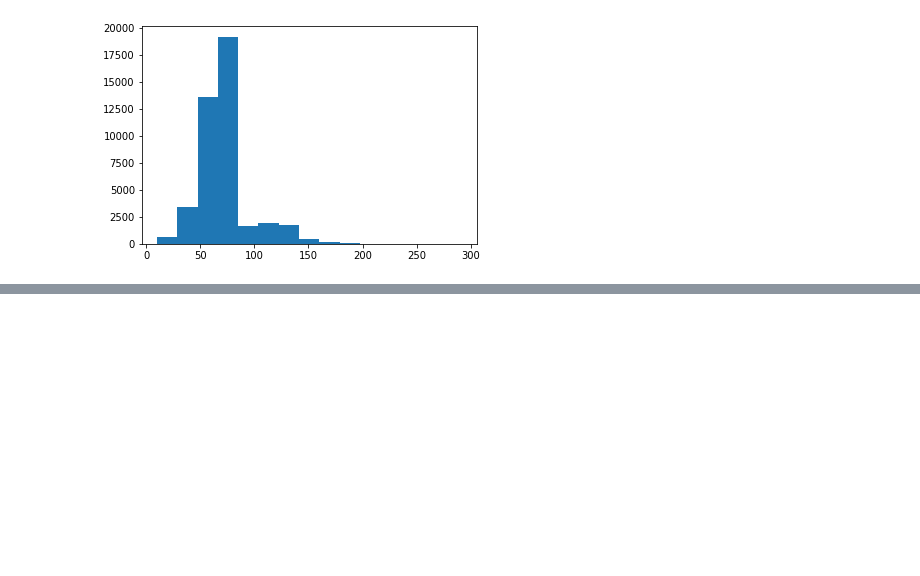
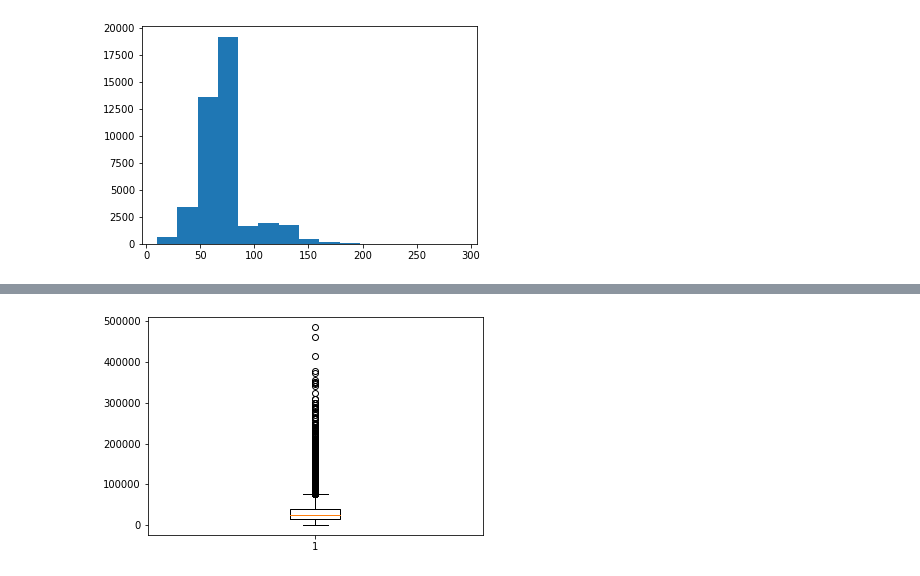
Before and after one commit to JakeOh/202011_itw_bd21, a Jupyter notebook: lab_da/da17_apt201910.ipynb, the cells around one changed output, grey strips where cells are left out. Saved outputs shown, nothing was run; the diff lists cells and outputs as text; code cells hidden in the pictures; blank space fills up the shorter version.

```diff
--- a/lab_da/da17_apt201910.ipynb
+++ b/lab_da/da17_apt201910.ipynb
@@ -94,0 +101,5 @@ plt.show()
+# %%
+plt.boxplot(x=apt['가격'])
+plt.show()
+# %% [output]
+[figure, added]
```
Also changed, not shown: parts of 13 cells of this notebook.
